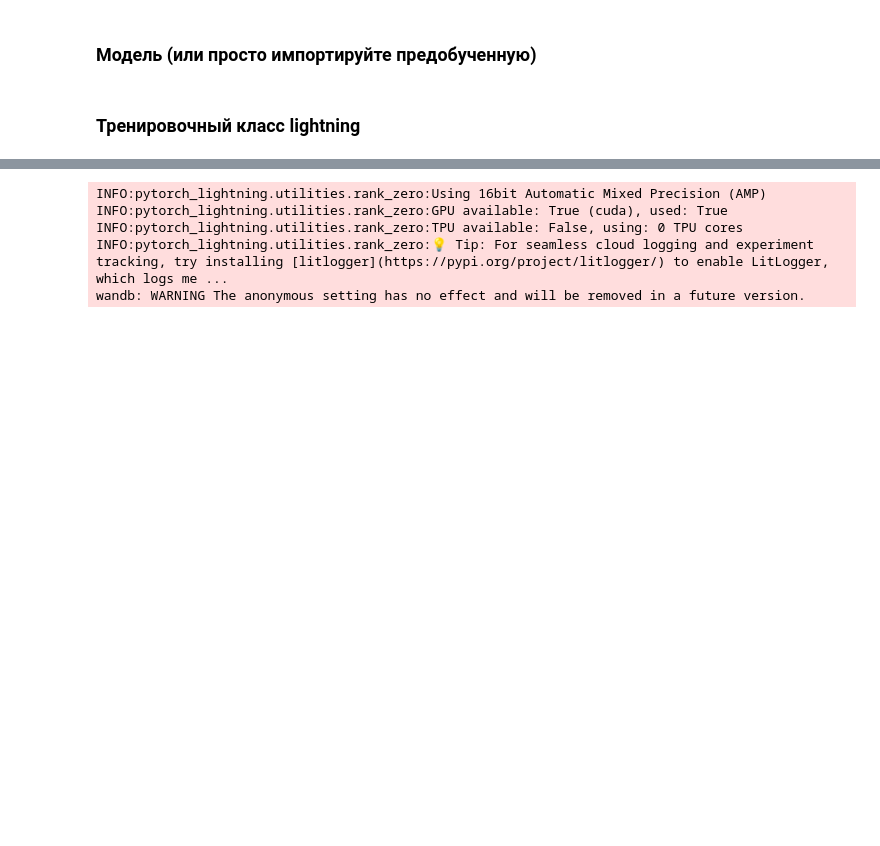
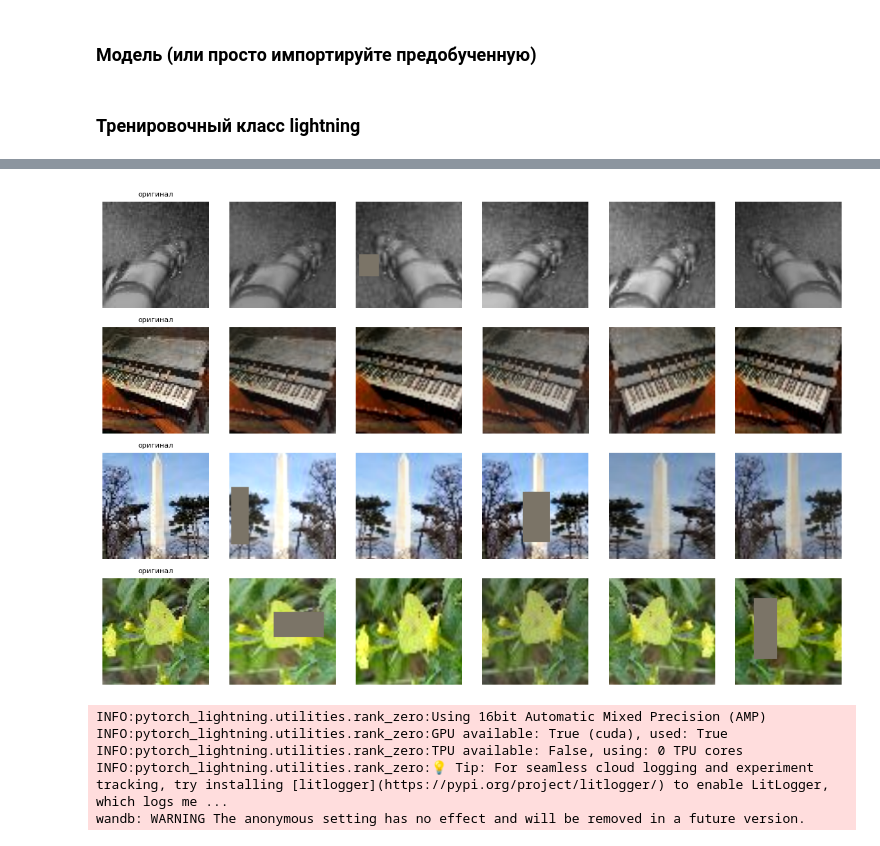
Before and after one commit to denic-t/iad-deep-learning-homework, a Jupyter notebook: hw2/hw_2.ipynb, the cells around one changed output, grey strips where cells are left out. Cells and saved outputs as stored; diff of their text form; code cells hidden in the pictures; blank space fills up the shorter version.

```diff
--- a/hw2/hw_2.ipynb
+++ b/hw2/hw_2.ipynb
@@ -642,12 +642,12 @@ class YourModule(pl.LightningModule):
 # ResNet18 ожилает картинки 224x224 и ImageNet имеет нормировку, поэтому пересобираем датасеты с ресайзом
 resnet_train_transform = transforms.Compose([
     transforms.Resize((224, 224)),
-    # transforms.RandomResizedCrop(224, scale=(0.7, 1.0)),
+    transforms.RandomResizedCrop(224, scale=(0.7, 1.0)),
     transforms.RandomHorizontalFlip(),
-    # transforms.ColorJitter(brightness=0.2, contrast=0.2, saturation=0.2),
+    transforms.ColorJitter(brightness=0.2, contrast=0.2, saturation=0.2),
     transforms.ToTensor(),
     transforms.Normalize(norm_mean, norm_std),
-    # transforms.RandomErasing(p=0.25, scale=(0.02, 0.15)),
+    transforms.RandomErasing(p=0.25, scale=(0.02, 0.15)),
 ])
 resnet_val_transform = transforms.Compose([
     transforms.Resize((224, 224)),
@@ -669,3 +671,24 @@ module = YourModule(model, learning_rate=1e-4)
+# %%
+n_images, n_augs = 4, 5
+raw_dataset = ImageFolder(DATA_ROOT + '/train')
+mean = torch.tensor(norm_mean).view(3, 1, 1)
+std = torch.tensor(norm_std).view(3, 1, 1)
+
+idx = random.sample(range(len(raw_dataset)), n_images)
+fig, axes = plt.subplots(n_images, n_augs + 1, figsize=(2 * (n_augs + 1), 2 * n_images))
+for row, i in enumerate(idx):
+    img, label = raw_dataset[i]
+    axes[row, 0].imshow(img)
+    axes[row, 0].set_title("оригинал", fontsize=8)
+    for col in range(1, n_augs + 1):
+        aug = resnet_train_transform(img) * std + mean
+        axes[row, col].imshow(aug.clamp(0, 1).permute(1, 2, 0))
+    for ax in axes[row]:
+        ax.axis("off")
+plt.tight_layout()
+plt.show()
+# %% [output]
+[figure, added]
 # %%
 checkpoint_callback2 = pl.callbacks.ModelCheckpoint(
     dirpath="./checkpoints/task2",
```
Also changed, not shown: parts of 2 cells of this notebook.
